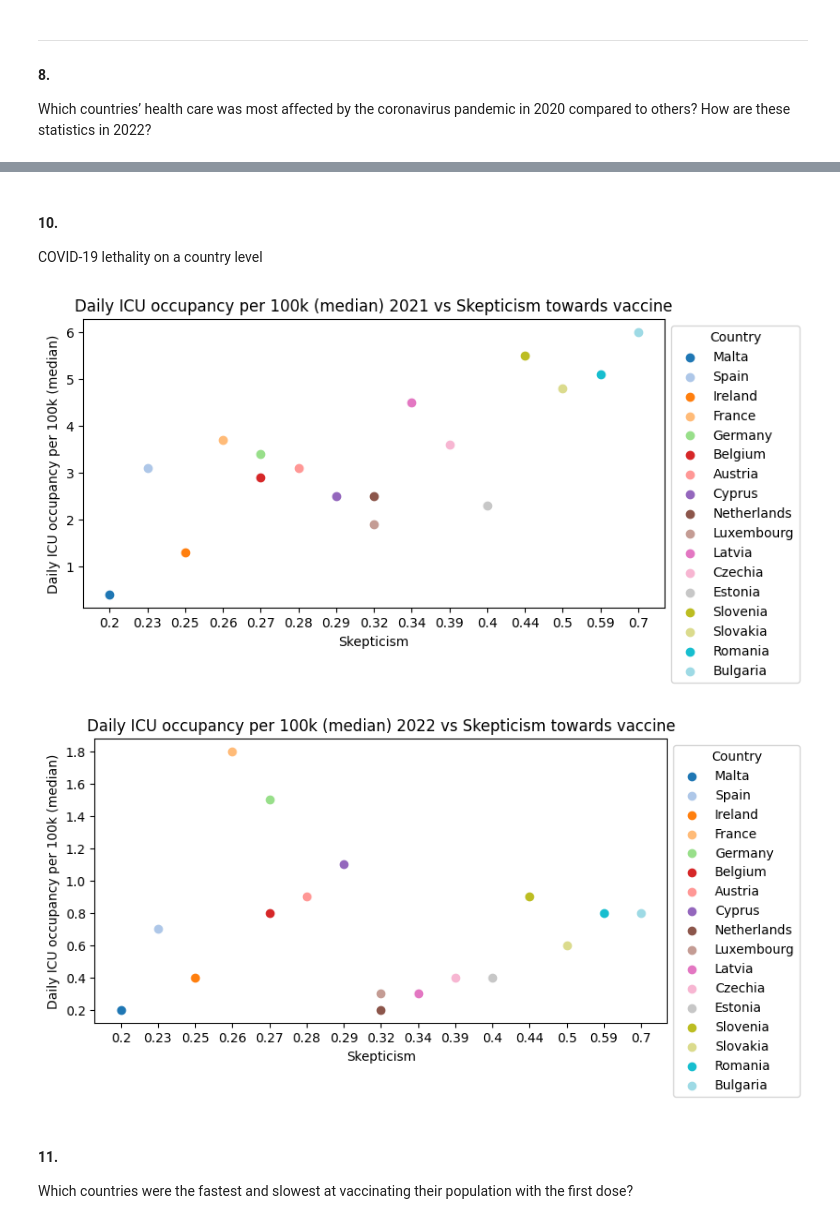
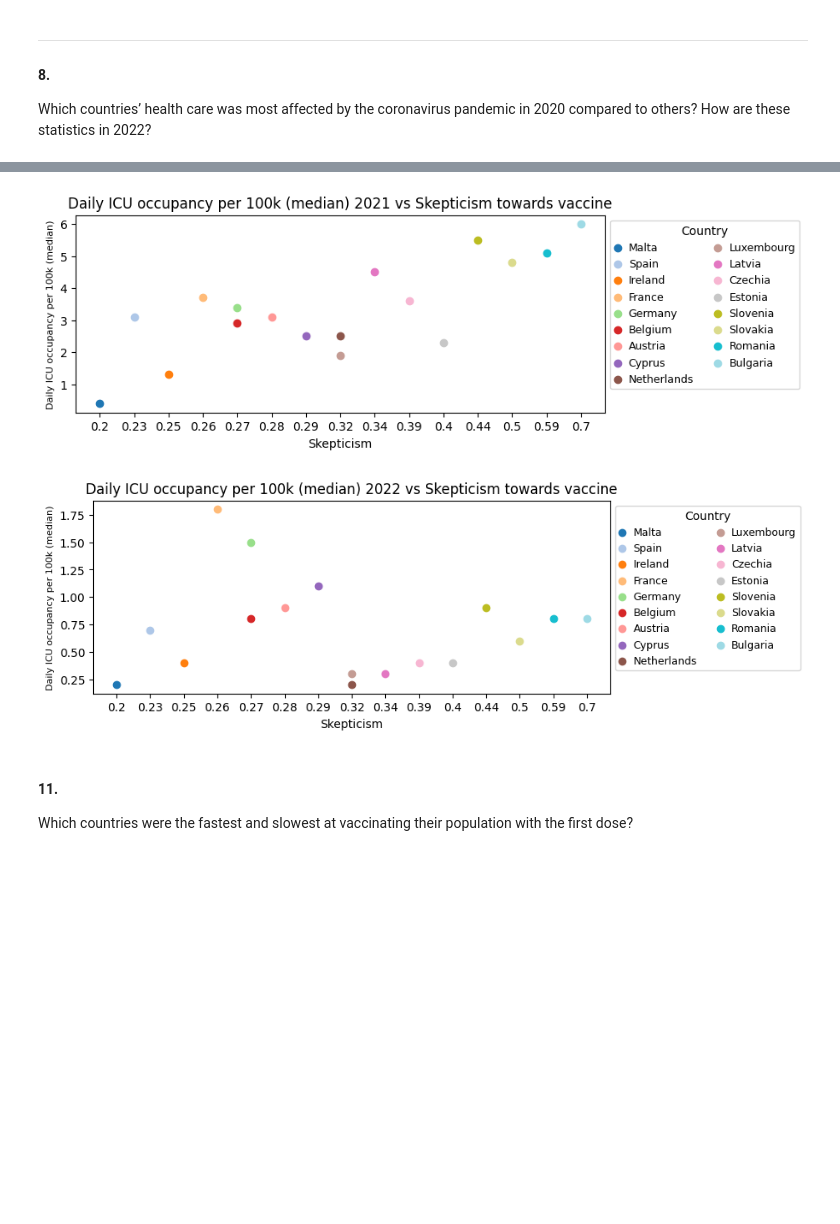
Before and after one commit to Globose/dv1597, a Jupyter notebook: a2/book.ipynb, the cells around one changed output, grey strips where cells are left out. Drawn from its saved outputs; the diff is of its cells as text; code cells hidden in the pictures; blank space fills up the shorter version.

```diff
--- a/a2/book.ipynb
+++ b/a2/book.ipynb
@@ -391,6 +285,3 @@ df = pd.DataFrame({'Country': Country_data,'Time': Time_data,'Weekly new hospita
 
 # Add new data to df_hosp_weekly
 df_hosp_weekly = pd.concat([df, df_hosp_weekly], ignore_index=True)
-
-# Sort by Country name and Time
-df_hosp_weekly = df_hosp_weekly.sort_values(by=['Country', 'Time']).reset_index(drop=True)
@@ -397,3 +290,29 @@ df_hosp_weekly = df_hosp_weekly.sort_values(by=['Country', 'Time']).reset_index(
+# %%
+# Create date range
+date_range = pd.date_range(start='2020-01-05', end='2023-01-01', freq='7d')
+df = df_hosp_weekly.copy()
+
+# Create daily avereage dataframe
+daily_avg = df.groupby('Time')['Weekly new hospital admissions per 100k'].mean().reindex(date_range).reset_index()
+daily_avg.columns = ['Time', 'Weekly new hospital admissions per 100k']
+
+def reindex(group):
+    """Adds missing timestamps and estimates them"""
+    country_name = group['Country'].iloc[0]
+    group = group.set_index('Time').reindex(date_range).reset_index()
+    group['Country'] = country_name
+    group['avg'] = daily_avg['Weekly new hospital admissions per 100k']
+    group['Weekly new hospital admissions per 100k'] = group['Weekly new hospital admissions per 100k'].fillna(group['avg'])
+    return group
+
+# Add missing timestamps for each country
+df = df.groupby('Country').apply(reindex).reset_index(drop=True)
+
+# Format
+df.columns = ['Time','Country','Weekly new hospital admissions per 100k','avg']
+df = df[['Country','Time','Weekly new hospital admissions per 100k']]
+df = df.sort_values(by=['Country', 'Time']).reset_index(drop=True)
+df_hosp_weekly = df
 # %% [markdown]
 ### Part 1
 # %% [markdown]
@@ -814,19 +695,19 @@ display(df7g)
 #### 8.
 Which countries’ health care was most affected by the coronavirus pandemic in 2020 compared to others? How are these statistics in 2022?
 # %%
-COLORS = ('red', 'blue', 'green', 'cyan', 'magenta', 'teal', 'orange')
+COLORS = ('red', 'blue', 'green', 'black', 'magenta', 'teal', 'orange')
 
 df = df_hosp_weekly.copy()
 for year in (2020,2022):
     # Copy admission dateset where Daily hospital occupancy is the indicator
     dfw = df[df['Time'].dt.year == year].copy()
 
-    # Calculate median and std, create table
-    # 2020
+    # Calculate mean and std, create table
     dfc = dfw.groupby('Country')['Weekly new hospital admissions per 100k'].agg(['mean','std']).reset_index()
     dfc = dfc.round({'mean': 1, 'std': 1})
     dfc = dfc.sort_values(by='mean', ascending=False).reset_index(drop=True)
-    dfc = dfc.drop(0).reset_index(drop=True) # Remove Lithuania
+    if year == 2020:
+        dfc = dfc.drop(6).reset_index(drop=True) # Remove Lithuania, not enough data
     dfc.index += 1
 
     lst_country = dfc['Country'].tolist()
@@ -891,38 +774,35 @@ mpl.show()
-# %% [markdown]
-#### 10.
-COVID-19 lethality on a country level
 # %%
 # Step 1: Copy skepticism data
 df_skep = df_skepticism.copy().sort_values(by='Skepticism')
 measure = 'median'
 
 for year in (2021,2022):
     # Step 2: Process weekly ICU data for year
     df_year = df_icu_daily[df_icu_daily['Time'].dt.year == year].copy()
 
     dfc = df_year.groupby('Country')['Daily ICU occupancy per 100k'].agg([measure, 'std']).reset_index().round({measure: 1, 'std': 1}).sort_values(by=measure, ascending=False).reset_index(drop=True)
     dfc.index += 1
 
     # Step 3: Merge datasets
     df_merged = pd.merge(df_skep, dfc, on='Country')
 
     # Step 4: Create plot
-    fig, ax = mpl.subplots(figsize=(8, 4))
+    fig, ax = mpl.subplots(figsize=(8, 3))
     colors = mpl.cm.tab20(np.linspace(0, 1, len(df_merged['Country'].unique())))
 
     for i, country in enumerate(df_merged['Country'].unique()):
         country_data_2020 = df_merged[df_merged['Country'] == country]
         ax.scatter(country_data_2020['Skepticism'], country_data_2020[measure], label=country, color=colors[i])
 
     # Add plot details
     ax.set_xlabel('Skepticism')
-    ax.set_ylabel('Daily ICU occupancy per 100k ('+measure+')')
-    ax.legend(title='Country', bbox_to_anchor=(1, 1))
+    ax.set_ylabel('Daily ICU occupancy per 100k ('+measure+')',fontsize=8)
+    ax.legend(title='Country', bbox_to_anchor=(1, 1), ncol=2, fontsize=9, handlelength=0.5, handletextpad=0.8)
     ax.set_title('Daily ICU occupancy per 100k ('+measure+') '+str(year) +' vs Skepticism towards vaccine')
     mpl.show()
 # %% [output]
-[figure, old version]
+[figure, new version]
-[figure, old version]
+[figure, new version]
 # %% [markdown]
 #### 11.
 Which countries were the fastest and slowest at vaccinating their population with the first dose?
```
Also changed, not shown: parts of 21 cells of this notebook.
